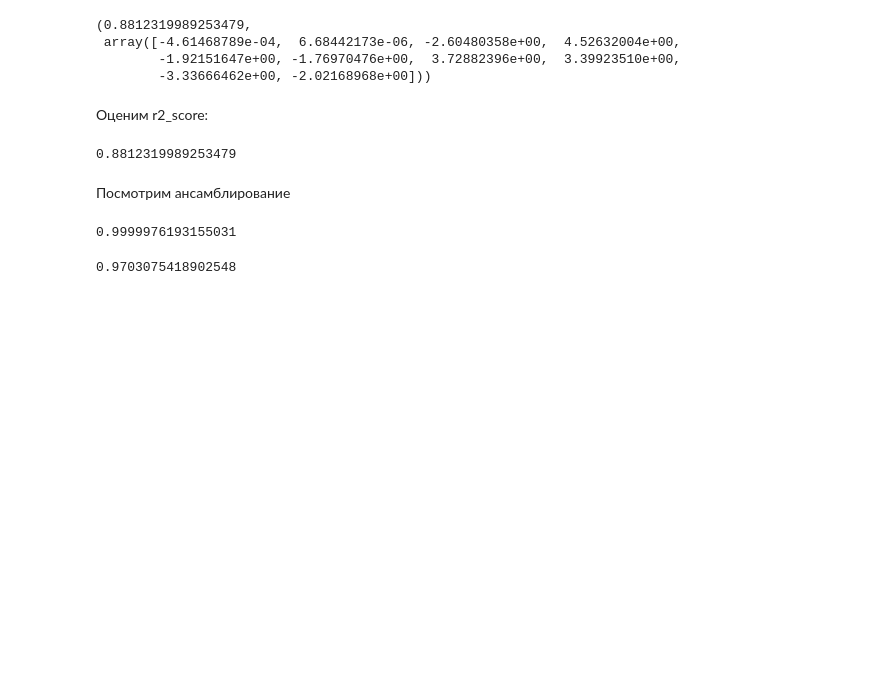
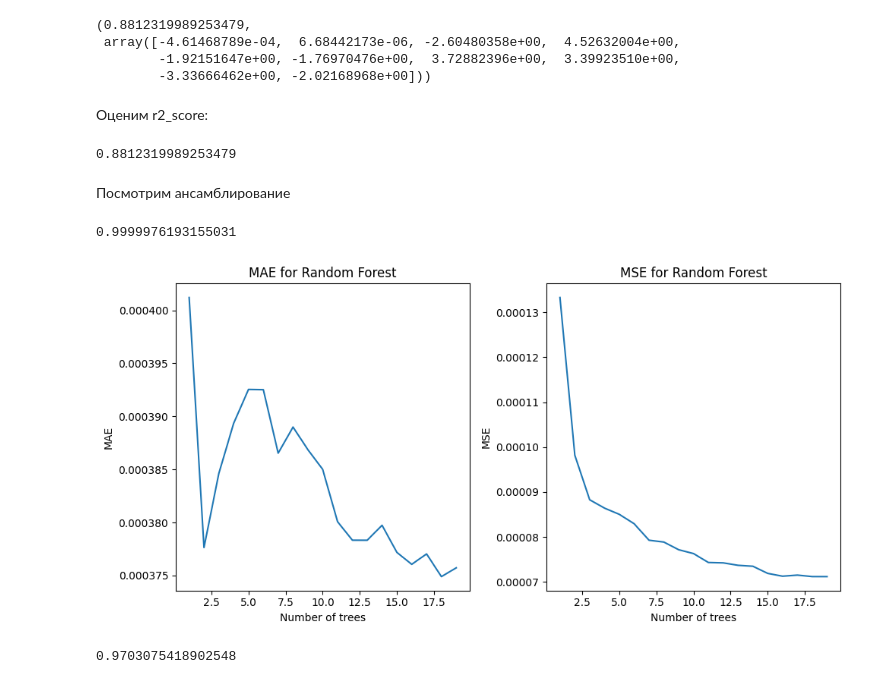
Before and after one commit to N3uralKi11ers/gpn_hack, a Jupyter notebook: model/regressions.ipynb, the cells around one changed output. Drawn from its saved outputs; the diff is of its cells as text; code cells hidden in the pictures; blank space fills up the shorter version.

Commit message:
Fix: random forest presentation

```diff
--- a/model/regressions.ipynb
+++ b/model/regressions.ipynb
@@ -79,17 +79,39 @@ r2_score(y_test, y_pred)
 # %% [output]
 0.9999976193155031
 # %%
+from sklearn.metrics import mean_absolute_error, mean_squared_error
+from sklearn.model_selection import GridSearchCV
+
 mae_scores = []
 mse_scores = []
 
-for n_estimators in range(1, 101):
+for n_estimators in range(1, 20):
 	model = RandomForestRegressor(n_estimators=n_estimators, random_state=42)
 	model.fit(X_train, y_train)
 	y_pred = model.predict(X_test)
-	mae = mae(y_test, y_pred)
-	mse = mse(y_test, y_pred)
-	mae_scores.append(mae)
-	mse_scores.append(mse)
+	_mae = mean_absolute_error(y_test, y_pred)
+	_mse = mean_squared_error(y_test, y_pred)
+	mae_scores.append(_mae)
+	mse_scores.append(_mse)
+# %%
+plt.figure(figsize=(10, 5))
+
+plt.subplot(1, 2, 1)
+plt.plot(range(1, 20), mae_scores)
+plt.title('MAE for Random Forest')
+plt.xlabel('Number of trees')
+plt.ylabel('MAE')
+
+plt.subplot(1, 2, 2)
+plt.plot(range(1, 20), mse_scores)
+plt.title('MSE for Random Forest')
+plt.xlabel('Number of trees')
+plt.ylabel('MSE')
+
+plt.tight_layout()
+plt.show()
+# %% [output]
+[figure, added]
 # %%
 lr = LinearRegression()
 rf = RandomForestRegressor(random_state=42)
```
